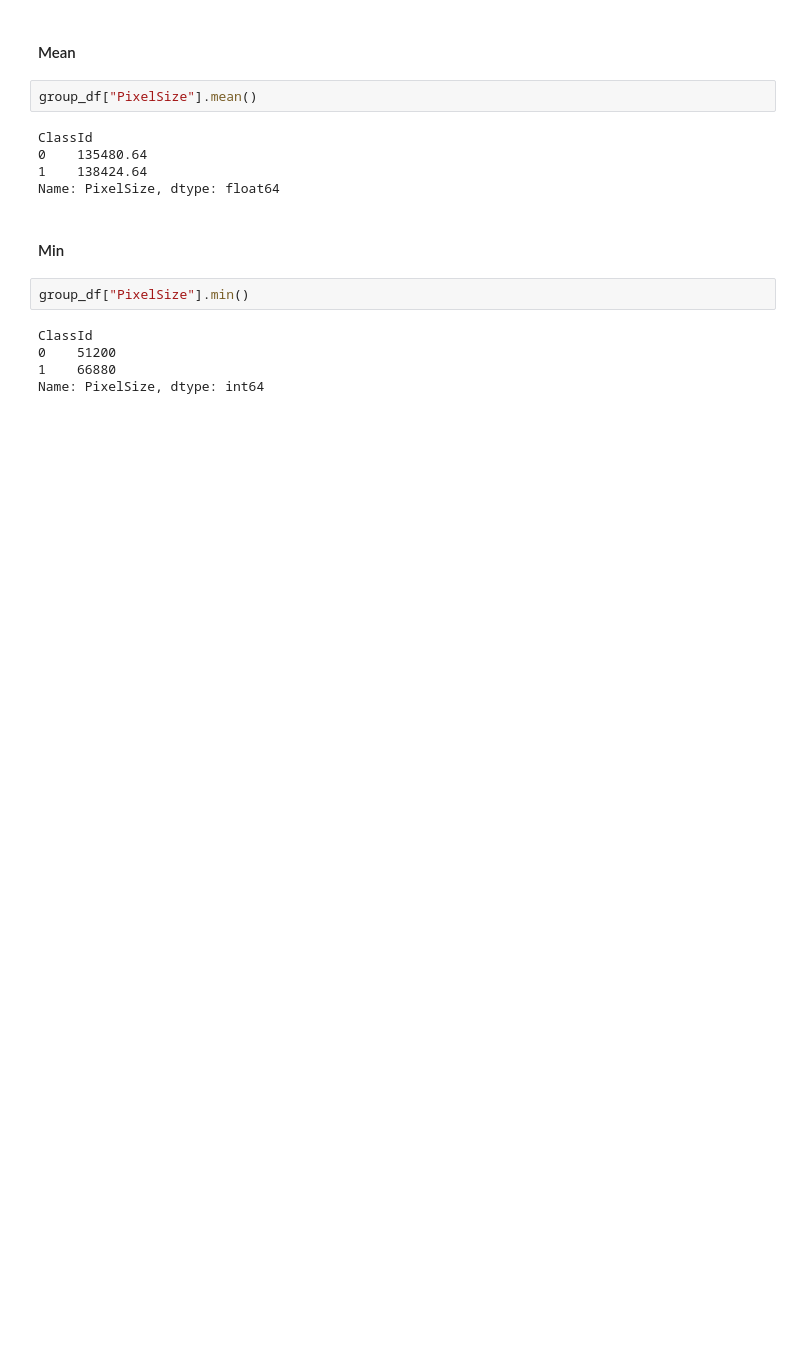
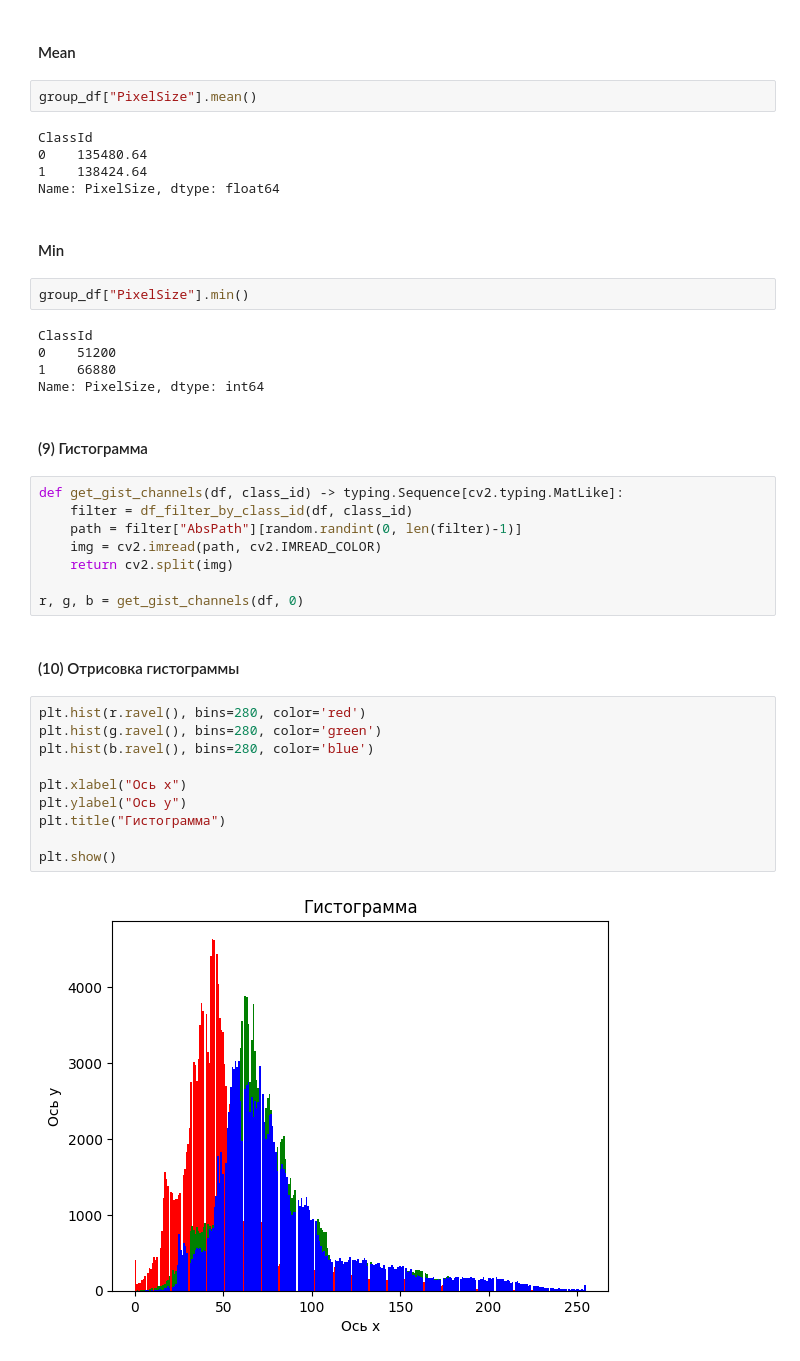
Before and after one commit to AnnaVerh04/lab-python, a Jupyter notebook: Data analysis and visualization.ipynb, the cells around one changed output. Saved outputs shown, nothing was run; the diff lists cells and outputs as text; blank space fills up the shorter version.

Commit message:
Histogram

```diff
--- a/Data analysis and visualization.ipynb
+++ b/Data analysis and visualization.ipynb
@@ -107,3 +181,27 @@ ClassId
 0    51200
 1    66880
 Name: PixelSize, dtype: int64
+# %% [markdown]
+#### (9) Гистограмма
+# %%
+def get_gist_channels(df, class_id) -> typing.Sequence[cv2.typing.MatLike]:
+    filter = df_filter_by_class_id(df, class_id)
+    path = filter["AbsPath"][random.randint(0, len(filter)-1)]
+    img = cv2.imread(path, cv2.IMREAD_COLOR)
+    return cv2.split(img)
+
+r, g, b = get_gist_channels(df, 0)
+# %% [markdown]
+#### (10) Отрисовка гистограммы
+# %%
+plt.hist(r.ravel(), bins=280, color='red')
+plt.hist(g.ravel(), bins=280, color='green')
+plt.hist(b.ravel(), bins=280, color='blue')
+
+plt.xlabel("Ось x")
+plt.ylabel("Ось y")
+plt.title("Гистограмма")
+
+plt.show()
+# %% [output]
+[figure, added]
```
Also changed, not shown: parts of 7 cells of this notebook.
